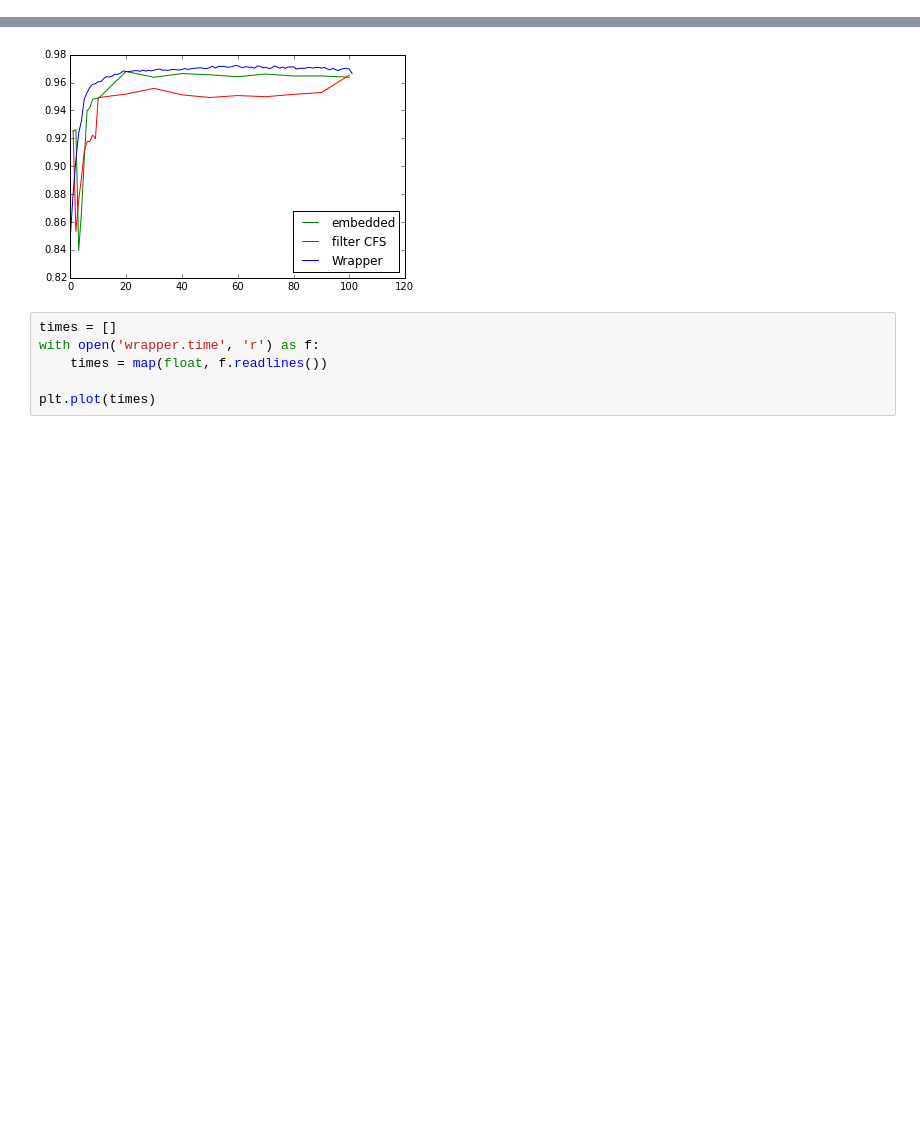
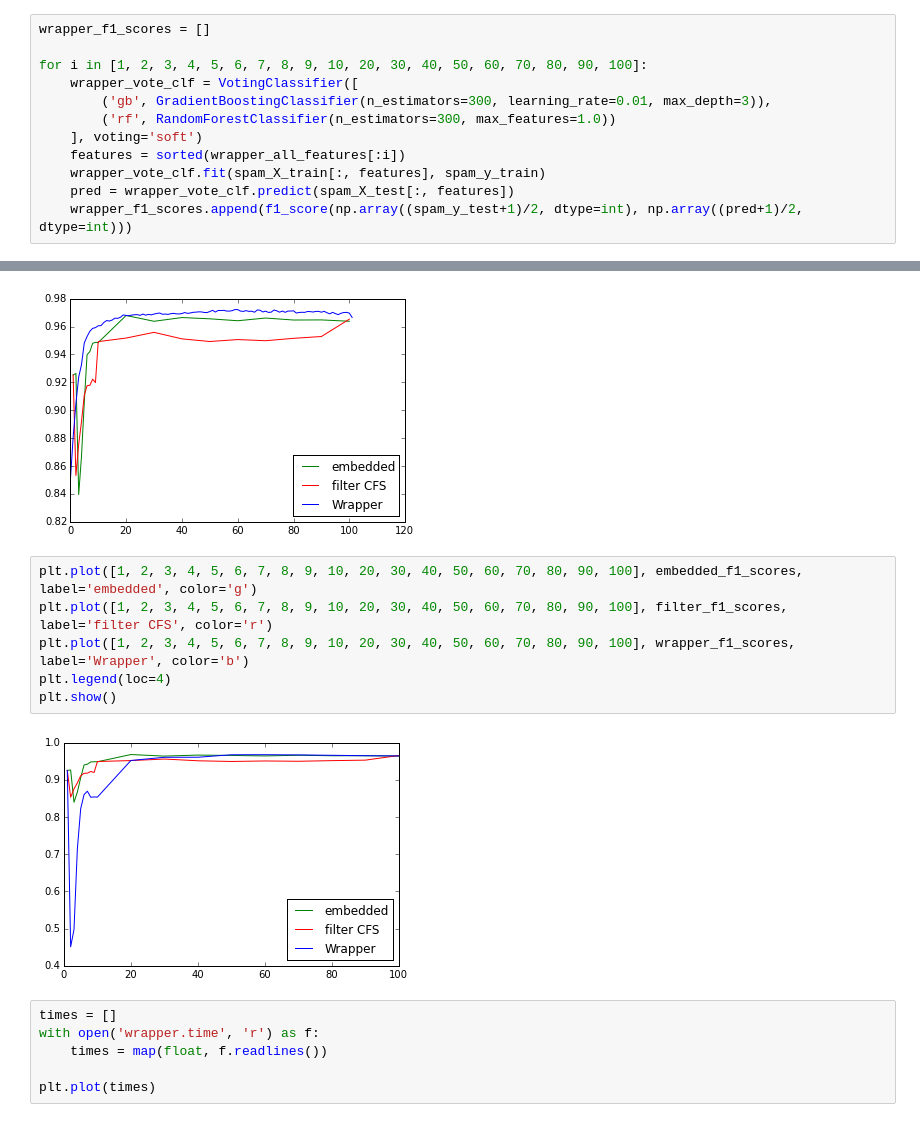
Before and after one commit to colinsongf/CART-GradientBoosting-RandomForest, a Jupyter notebook: CART-GradientBoosting-RandomForest.ipynb, the cells around one changed output, grey strips where cells are left out. Drawn from its saved outputs; the diff is of its cells as text; blank space fills up the shorter version.

Commit message:
Plot with wrapper method on test set

```diff
--- a/CART-GradientBoosting-RandomForest.ipynb
+++ b/CART-GradientBoosting-RandomForest.ipynb
@@ -637,6 +637,18 @@ for i in [1, 2, 3, 4, 5, 6, 7, 8, 9, 10, 20, 30, 40, 50, 60, 70, 80, 90, 100]:
     filter_clf.fit(spam_X_train[:, features], spam_y_train)
     pred = filter_clf.predict(spam_X_test[:, features])
     filter_f1_scores.append(f1_score(np.array((spam_y_test+1)/2, dtype=int), np.array((pred+1)/2, dtype=int)))
+# %%
+wrapper_f1_scores = []
+
+for i in [1, 2, 3, 4, 5, 6, 7, 8, 9, 10, 20, 30, 40, 50, 60, 70, 80, 90, 100]:
+    wrapper_vote_clf = VotingClassifier([
+        ('gb', GradientBoostingClassifier(n_estimators=300, learning_rate=0.01, max_depth=3)),
+        ('rf', RandomForestClassifier(n_estimators=300, max_features=1.0))
+    ], voting='soft')
+    features = sorted(wrapper_all_features[:i])
+    wrapper_vote_clf.fit(spam_X_train[:, features], spam_y_train)
+    pred = wrapper_vote_clf.predict(spam_X_test[:, features])
+    wrapper_f1_scores.append(f1_score(np.array((spam_y_test+1)/2, dtype=int), np.array((pred+1)/2, dtype=int)))
 # %%
 plt.plot([1, 2, 3, 4, 5, 6, 7, 8, 9, 10, 20, 30, 40, 50, 60, 70, 80, 90, 100], embedded_f1_scores, label='embedded', color='g')
 plt.plot([1, 2, 3, 4, 5, 6, 7, 8, 9, 10, 20, 30, 40, 50, 60, 70, 80, 90, 100], filter_f1_scores, label='filter CFS', color='r')
@@ -645,6 +657,14 @@ plt.legend(loc=4)
 plt.show()
 # %% [output]
 [figure]
+# %%
+plt.plot([1, 2, 3, 4, 5, 6, 7, 8, 9, 10, 20, 30, 40, 50, 60, 70, 80, 90, 100], embedded_f1_scores, label='embedded', color='g')
+plt.plot([1, 2, 3, 4, 5, 6, 7, 8, 9, 10, 20, 30, 40, 50, 60, 70, 80, 90, 100], filter_f1_scores, label='filter CFS', color='r')
+plt.plot([1, 2, 3, 4, 5, 6, 7, 8, 9, 10, 20, 30, 40, 50, 60, 70, 80, 90, 100], wrapper_f1_scores, label='Wrapper', color='b')
+plt.legend(loc=4)
+plt.show()
+# %% [output]
+[figure, added]
 # %%
 times = []
 with open('wrapper.time', 'r') as f:
```
